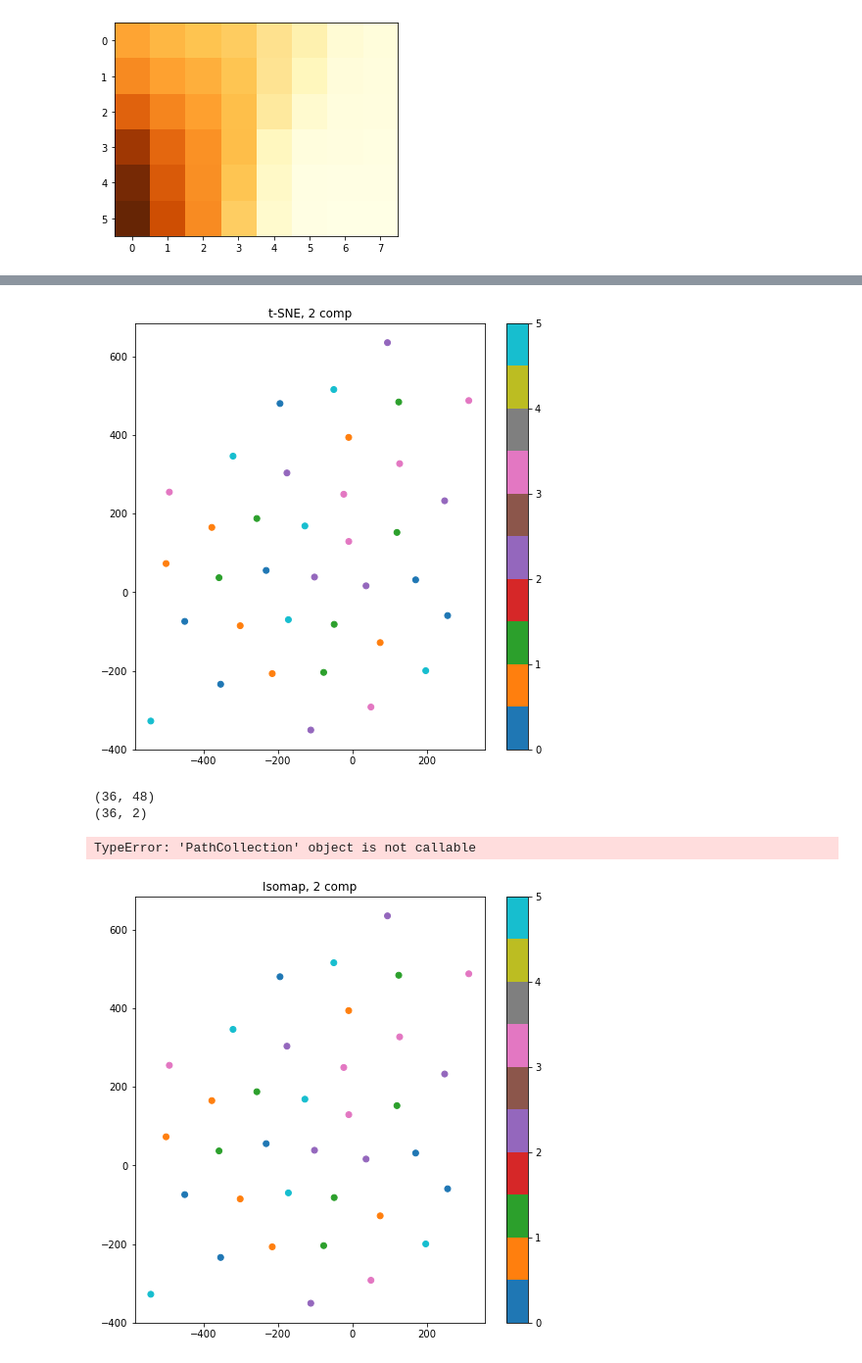
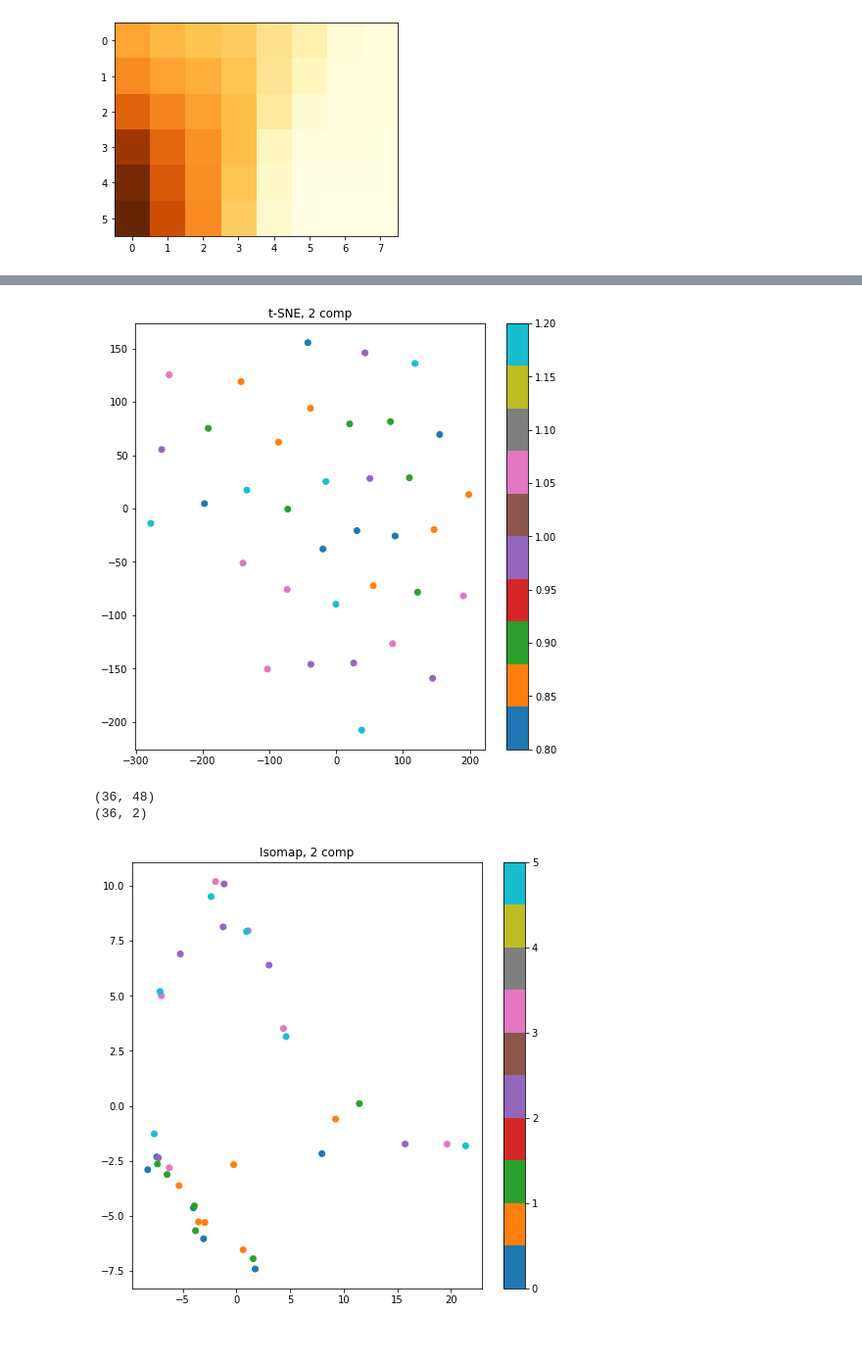
Before and after one commit to alesspiscopo/Data-Driven-MILD, a Jupyter notebook: PCA_grid.ipynb, the cells around one changed output, grey strips where cells are left out. Shown at 98% size. Saved outputs shown, nothing was run; the diff lists cells and outputs as text; code cells hidden in the pictures.

```diff
--- a/PCA_grid.ipynb
+++ b/PCA_grid.ipynb
@@ -28,6 +28,7 @@ for i in range (T.shape[0]):
 plt.imshow(T_0, cmap='YlOrBr')
 plt.show()
 T_test = np.array(T_test)
+T = (T-np.mean(T,axis=0))/np.std(T,axis=0)
 # %% [output]
 [figure]
 # %%
@@ -115,24 +116,23 @@ plt.title('t-SNE, 2 comp')
 fig.colorbar(im)
 im = ax.scatter(X_2d[:,0],X_2d[:,1],c=df.to_numpy()[:,0],cmap=plt.cm.get_cmap('tab10', 10), alpha=1)
 # %% [output]
-[figure, old version]
+[figure, new version]
 # %%
 from sklearn.manifold import Isomap
 # %%
 embedding = Isomap(n_components=2)
 print(T.shape)
 X_transformed = embedding.fit_transform(T)
 print(X_transformed.shape)
 
 fig, ax = plt.subplots(figsize=(8,8))
 plt.title('Isomap, 2 comp')
 fig.colorbar(im)
-im = ax.scatter(X_2d[:,0],X_2d[:,1],c=df.to_numpy()[:,0],cmap=plt.cm.get_cmap('tab10', 10), alpha=1)(X_transformed[:,0],X_transformed[:,1],c=df.to_numpy()[:,0:1],cmap=plt.cm.get_cmap('tab10', 10), alpha=1)
+im = ax.scatter(X_transformed[:,0],X_transformed[:,1],c=df.to_numpy()[:,0:1],cmap=plt.cm.get_cmap('tab10', 10), alpha=1)
 # %% [output]
 (36, 48)
 (36, 2)
-TypeError: 'PathCollection' object is not callable
-[figure, old version]
+[figure, new version]
 # %%
 from time import time
 import numpy as np
```
Also changed, not shown: parts of 7 cells of this notebook.
